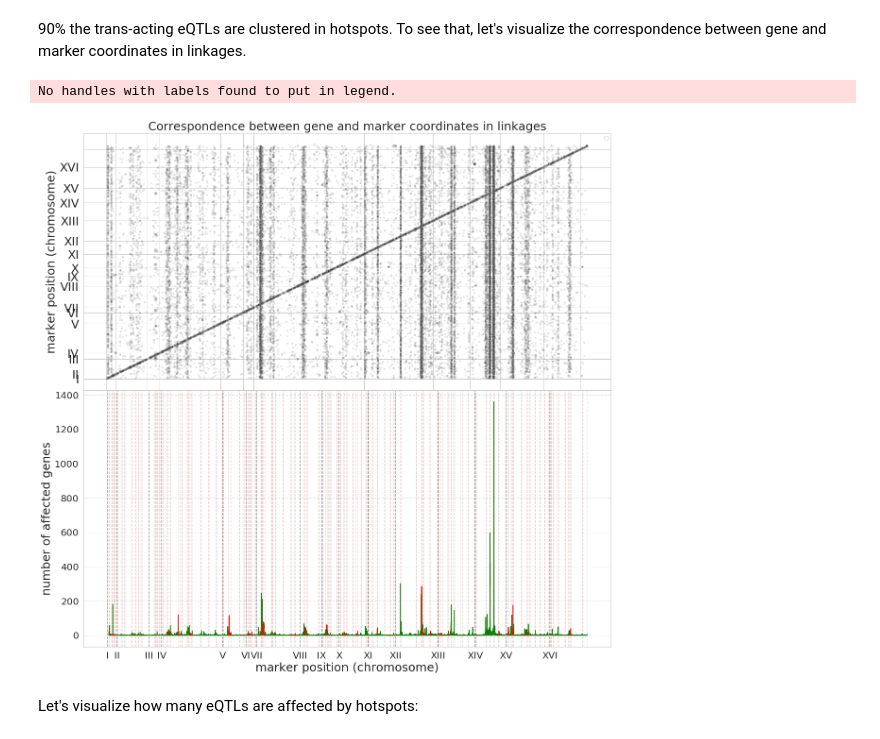
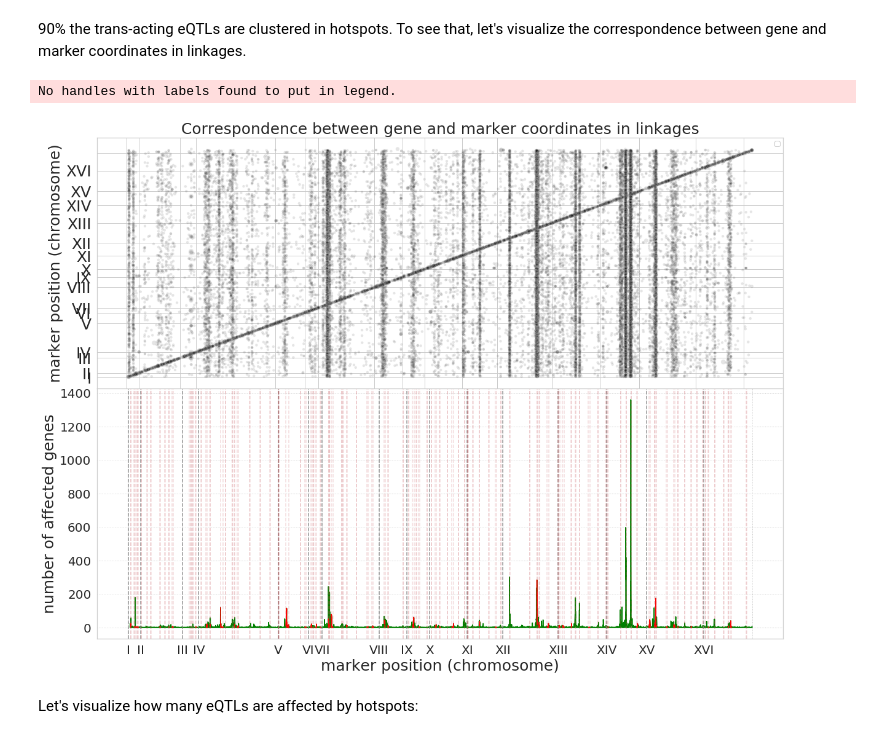
Before and after one commit to ivanov-v-v/PPINs-QTLs-Joint-Analysis, a Jupyter notebook: notebooks/hotspot_analysis.ipynb, the cells around one changed output. Cells and saved outputs as stored; diff of their text form; code cells hidden in the pictures.

```diff
--- a/notebooks/hotspot_analysis.ipynb
+++ b/notebooks/hotspot_analysis.ipynb
@@ -278,7 +278,7 @@ class HotspotPlotter:
 # %%
 # plot the hotspot distribution across genome
 
-fig = plt.figure(figsize=(20, 20))
+fig = plt.figure(figsize=(20, 15))
 gs = gridspec.GridSpec(2, 1, fig, hspace=0)
 axes = [plt.subplot(gs[i]) for i in range(2)]
 
@@ -290,34 +290,34 @@ sns.scatterplot(
     size="var.exp",
     data=qtls_df["eQTLs_2018"]["A&B"],
     alpha=0.1,
     ax=axes[0],
     legend=False
 );
 axes[0].set_xlabel("gene position (chromosome)", fontsize=25)
 axes[0].set_ylabel("marker position (chromosome)", fontsize=25)
 axes[0].set_xticks(chromosome_endpoints);
 axes[0].set_xticklabels(chromosome_labels)
 axes[0].set_yticks(chromosome_endpoints);
 axes[0].set_yticklabels(chromosome_labels);
 axes[0].tick_params(labelsize=25)
 axes[0].legend(framealpha=1.);
 
 plotter = HotspotPlotter(figsize=(30,10),
                          qtl_df=qtls_df["eQTLs_2018"]["A&B"],
                          qtl_type="eQTLs_2018",
                          title="",#"eQTLs from 'Genetics of trans-regulatory variation in gene expression' (eLife, 2018)",
                          ax=axes[1],
                          fig=fig)
 hotspot_intervals = []
 for chr_name, l, r in hotspot_df[["chromosome", "bootstrapIntervalLeft", "bootstrapIntervalRight"]].values:
     offset = plotter.chromosome_endpoints[util.as_arabic(chr_name[3:])-1]
     if offset is None: pass
     hotspot_intervals.append([l + offset, r + offset])
 hotspot_intervals = np.vstack(hotspot_intervals)
 plotter.distplot(hotspot_intervals)
 # %% [output]
 No handles with labels found to put in legend.
-[figure, old version]
+[figure, new version]
 # %% [markdown]
 Let's visualize how many eQTLs are affected by hotspots:
 # %%
```
Also changed, not shown: parts of 3 cells of this notebook, 2 other files.
